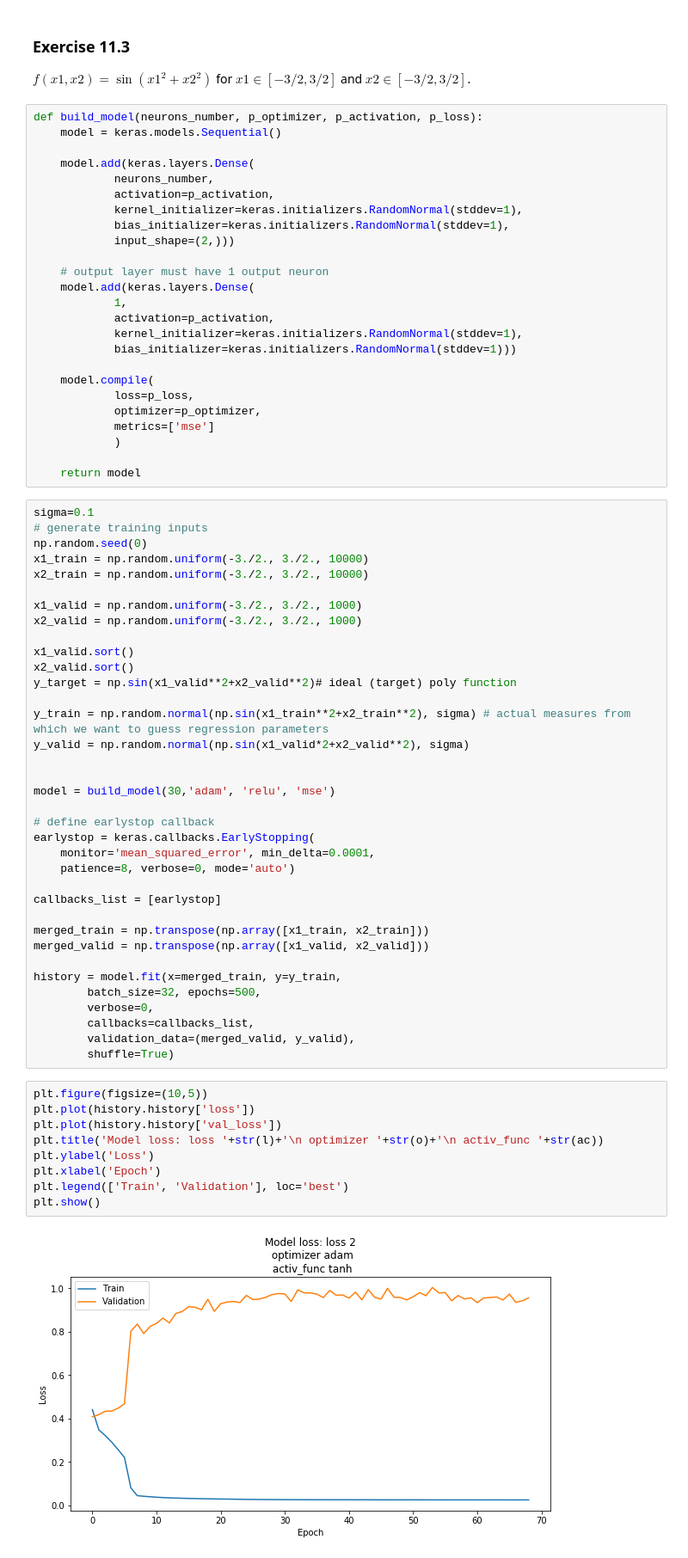
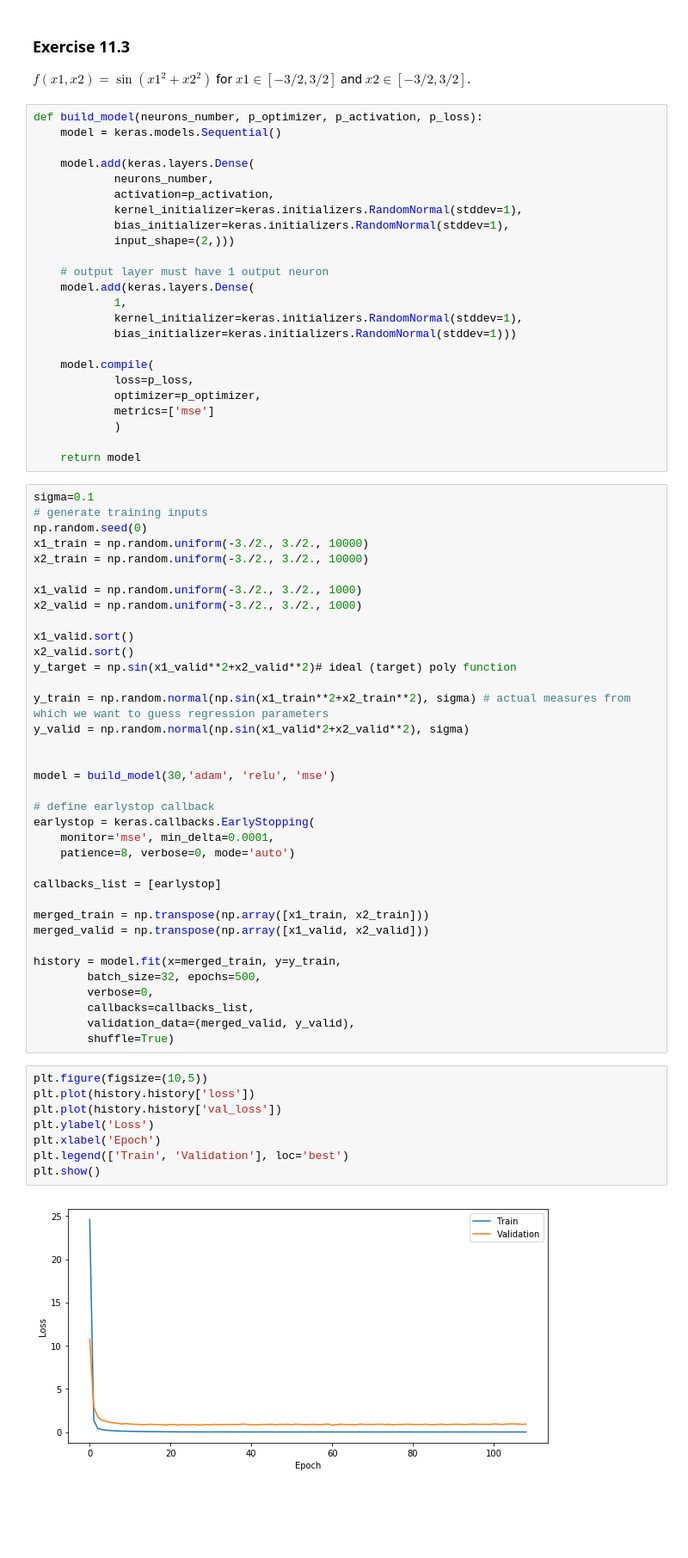
Before and after one commit to martanit/laboratorio-simulazione-numerica, a Jupyter notebook: exercise_11/exercise_11.ipynb, the cells around one changed output. Shown at 86% size. Drawn from its saved outputs; the diff is of its cells as text; blank space fills up the shorter version.

```diff
--- a/exercise_11/exercise_11.ipynb
+++ b/exercise_11/exercise_11.ipynb
@@ -571,7 +575,6 @@ def build_model(neurons_number, p_optimizer, p_activation, p_loss):
     # output layer must have 1 output neuron
     model.add(keras.layers.Dense(
             1,
-            activation=p_activation,
             kernel_initializer=keras.initializers.RandomNormal(stddev=1),
             bias_initializer=keras.initializers.RandomNormal(stddev=1)))
 
@@ -604,7 +607,7 @@ model = build_model(30,'adam', 'relu', 'mse')
 
 # define earlystop callback
 earlystop = keras.callbacks.EarlyStopping(
-    monitor='mean_squared_error', min_delta=0.0001,
+    monitor='mse', min_delta=0.0001,
     patience=8, verbose=0, mode='auto')
 
 callbacks_list = [earlystop]
@@ -621,14 +624,13 @@ history = model.fit(x=merged_train, y=y_train,
 # %%
 plt.figure(figsize=(10,5))
 plt.plot(history.history['loss'])
 plt.plot(history.history['val_loss'])
-plt.title('Model loss: loss '+str(l)+'\n optimizer '+str(o)+'\n activ_func '+str(ac))
 plt.ylabel('Loss')
 plt.xlabel('Epoch')
 plt.legend(['Train', 'Validation'], loc='best')
 plt.show()
 # %% [output]
-[figure, old version]
+[figure, new version]
 # %%
 from mpl_toolkits.mplot3d import Axes3D
 from matplotlib import cm
```
Also changed, not shown: parts of 11 cells of this notebook, 57 other files.
